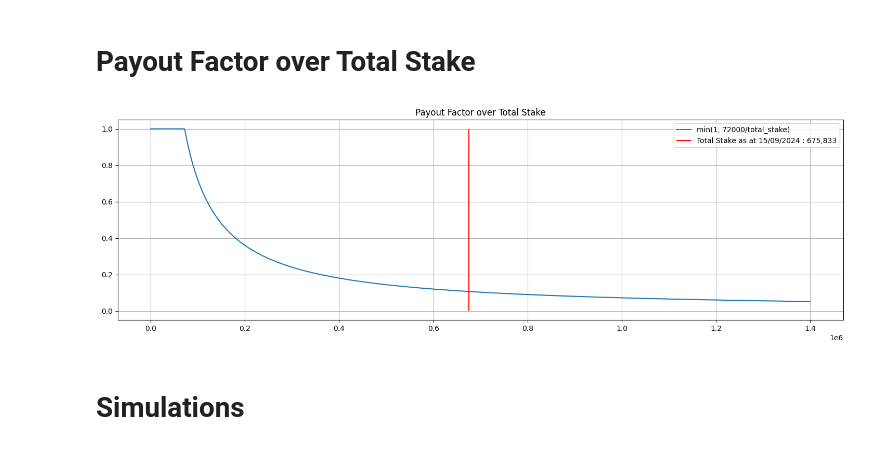
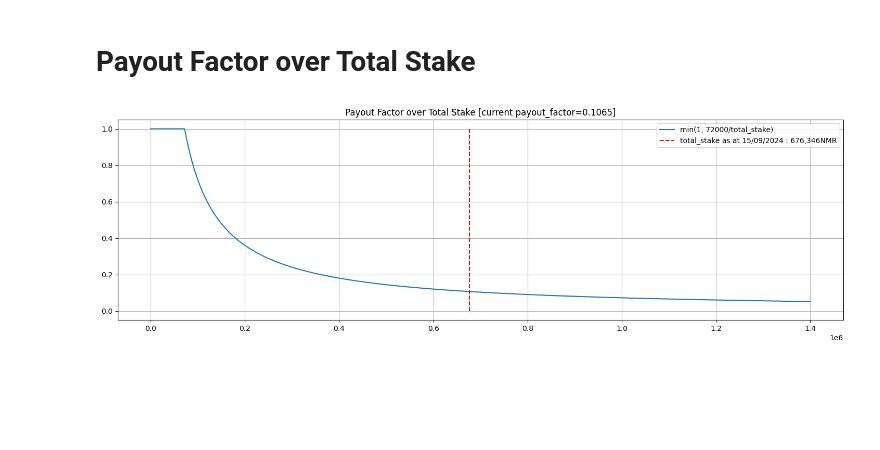
Before and after one commit to nickschizas/numer-ai, a Jupyter notebook: notebooks/staking.ipynb, the cells around one changed output. Cells and saved outputs as stored; diff of their text form; code cells hidden in the pictures; blank space fills up the shorter version.

```diff
--- a/notebooks/staking.ipynb
+++ b/notebooks/staking.ipynb
@@ -16,17 +17,15 @@ def payout(stake, payout_factor, corr, mmc):
 # %%
 x = np.linspace(1, 1400000, 1_000)
 y = [payout_factor(x) for x in x]
 
-total_stake = 675833
+total_stake = 676346
 
 plt.figure(figsize=(18,5))
 plt.plot(x, y, label="min(1, 72000/total_stake)")
-plt.vlines(x=total_stake, ymin=0, ymax=1, label=f"Total Stake as at 15/09/2024 : {total_stake:,.0f}", color="red")
+plt.vlines(x=total_stake, ymin=0, ymax=1, label=f"total_stake as at {datetime.today().strftime('%d/%m/%Y')} : {total_stake:,.0f}NMR", color="red", ls="--")
 plt.grid(True)
-plt.title("Payout Factor over Total Stake")
+plt.title(f"Payout Factor over Total Stake [current payout_factor={payout_factor(total_at_risk=total_stake):.4f}]")
 plt.legend()
 plt.show()
 # %% [output]
-[figure, old version]
+[figure, new version]
-# %% [markdown]
-# Simulations
```
Also changed, not shown: parts of 4 cells of this notebook.
